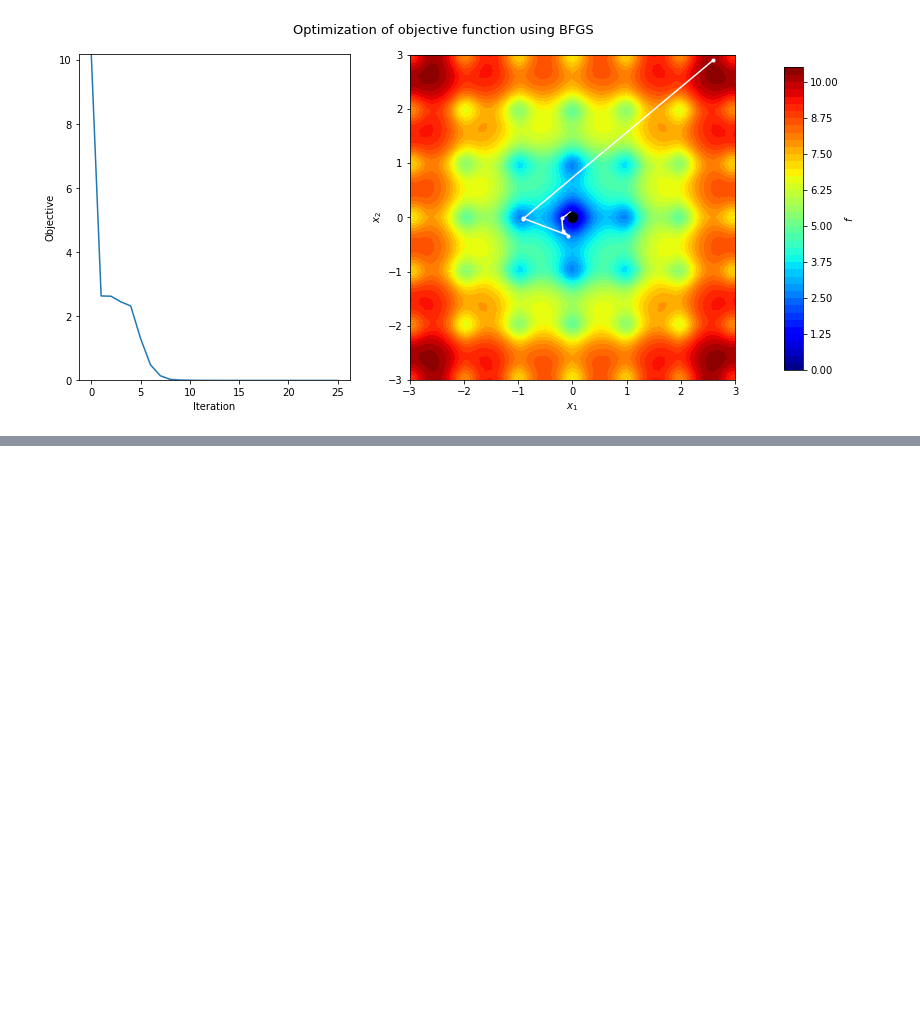
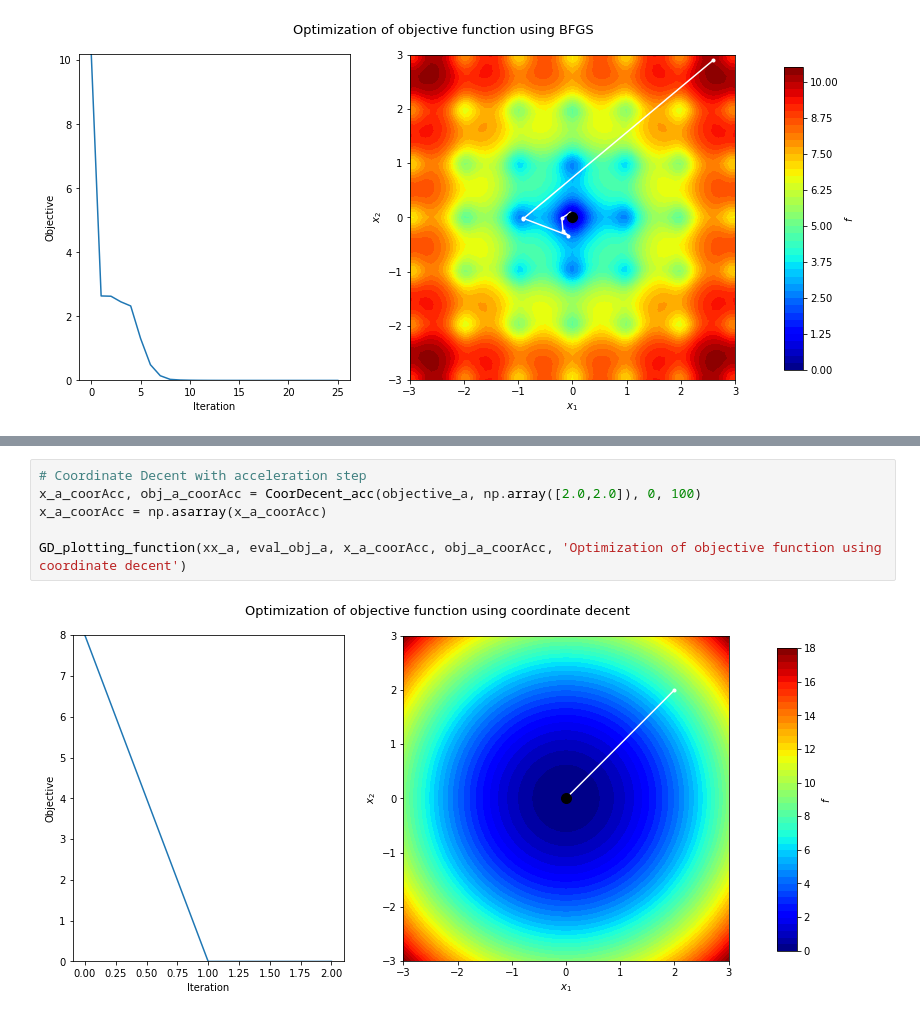
Before and after one commit to SebastianGlavind/PhD-study, a Jupyter notebook: Optimization/Optimization_deter_con_uncon.ipynb, the cells around one changed output, grey strips where cells are left out. Cells and saved outputs as stored; diff of their text form; blank space fills up the shorter version.

```diff
--- a/Optimization/Optimization_deter_con_uncon.ipynb
+++ b/Optimization/Optimization_deter_con_uncon.ipynb
@@ -628,0 +715,8 @@ GD_plotting_function(xx_b, eval_obj_b, x_b_bfgs, obj_b_bfgs, 'Optimization of ob
+# %%
+# Coordinate Decent with acceleration step
+x_a_coorAcc, obj_a_coorAcc = CoorDecent_acc(objective_a, np.array([2.0,2.0]), 0, 100)
+x_a_coorAcc = np.asarray(x_a_coorAcc)
+
+GD_plotting_function(xx_a, eval_obj_a, x_a_coorAcc, obj_a_coorAcc, 'Optimization of objective function using coordinate decent')
+# %% [output]
+[figure, added]
```
Also changed, not shown: parts of 15 cells of this notebook.
